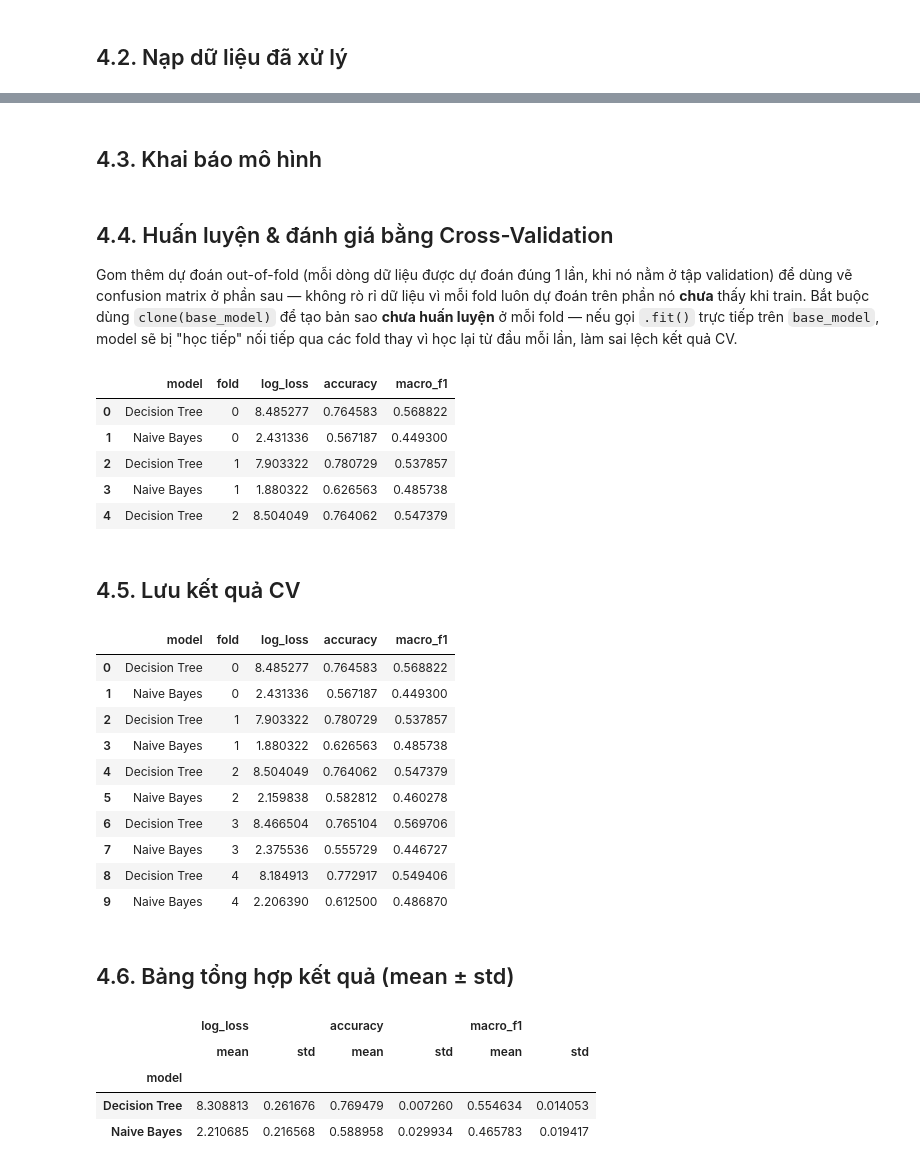
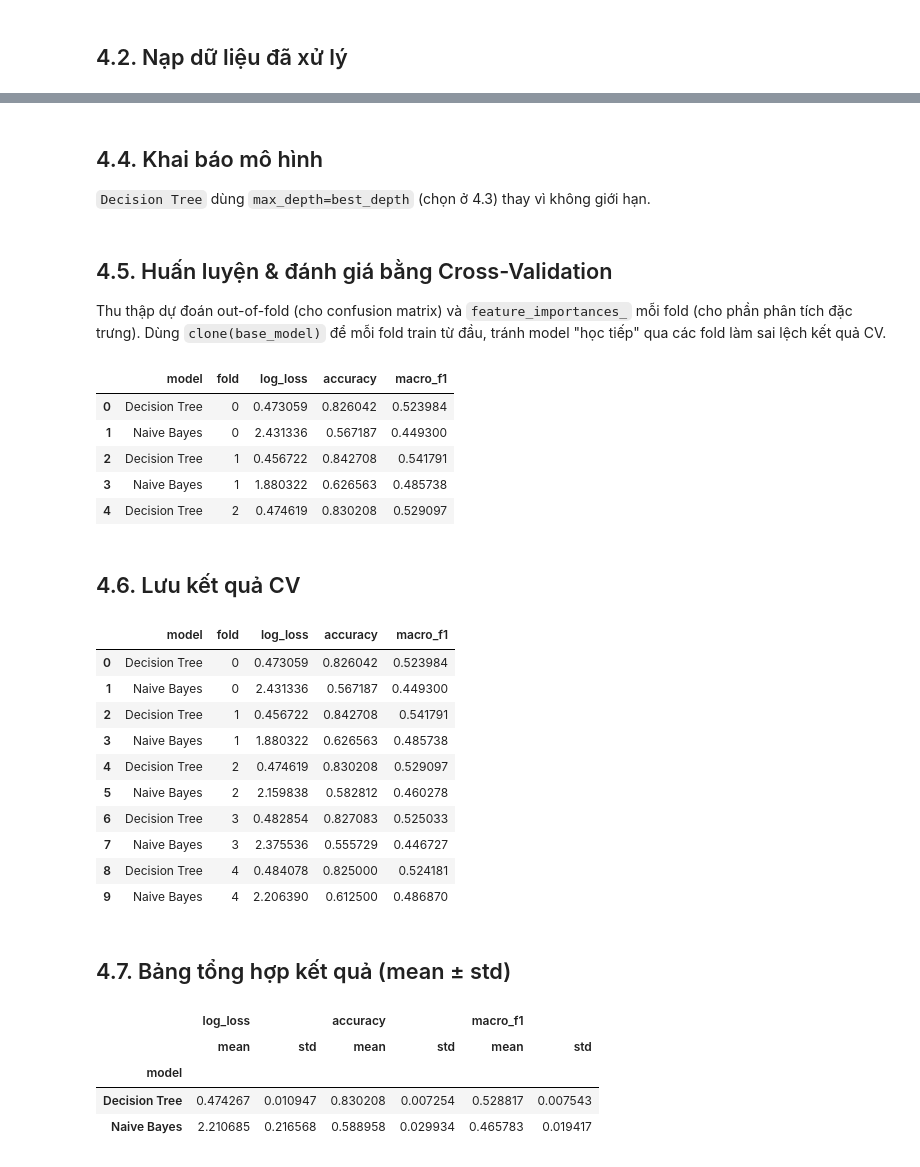
Before and after one commit to AIVIETNAM-AIO-DoHongNhat/Hepatic-Model-Comparison, a Jupyter notebook: notebooks/05_model_track_b.ipynb, the cells around one changed output, grey strips where cells are left out. Saved outputs shown, nothing was run; the diff lists cells and outputs as text; code cells hidden in the pictures.

Commit message:
fix(track-b): tune Decision Tree max_depth to fix overfitting, add feature importance analysis

```diff
--- a/notebooks/05_model_track_b.ipynb
+++ b/notebooks/05_model_track_b.ipynb
@@ -30,0 +36,16 @@ fold = data.load_folds()
+# %%
+depth_candidates = [2, 3, 4, 5, 6, 8, 10, 12, 15, 20, None]
+depth_labels = [str(d) for d in depth_candidates]
+label_to_depth = dict(zip(depth_labels, depth_candidates))
+
+depth_rows = []
+for label, depth in zip(depth_labels, depth_candidates):
+    for f, tr, va in data.iter_folds(fold):
+        model = DecisionTreeClassifier(max_depth=depth, random_state=data.RANDOM_STATE)
+        model.fit(X.iloc[tr], y.iloc[tr])
+        proba = model.predict_proba(X.iloc[va])
+        depth_rows.append({"max_depth": label, "fold": f, **metrics.compute_metrics(y.iloc[va], proba)})
+
+depth_scores = pd.DataFrame(depth_rows)
+depth_summary = depth_scores.groupby("max_depth", sort=False)[metrics.METRIC_NAMES].mean().reindex(depth_labels)
+depth_summary
@@ -30,0 +66,20 @@ fold = data.load_folds()
+# %%
+best_label = depth_summary["log_loss"].idxmin()
+best_depth = label_to_depth[best_label]
+x_pos = range(len(depth_labels))
+
+fig, ax = plt.subplots(figsize=(7, 4.5))
+ax.plot(x_pos, depth_summary["log_loss"].values, marker="o")
+ax.axvline(depth_labels.index(best_label), color="crimson", linestyle="--",
+           label=f"best_depth = {best_depth}")
+ax.set_xticks(list(x_pos))
+ax.set_xticklabels(depth_labels)
+ax.set_xlabel("max_depth")
+ax.set_ylabel("Log loss (CV trung bình)")
+ax.set_title("Log loss theo max_depth của Decision Tree (5-fold CV)")
+ax.legend()
+plt.tight_layout()
+fig.savefig(FIG_DIR / "max_depth_tuning.png", dpi=150, bbox_inches="tight")
+plt.show()
+
+print(f"max_depth được chọn: {best_depth}")
@@ -31,61 +89,65 @@ fold = data.load_folds()
 # %% [markdown]
-## 4.3. Khai báo mô hình
+## 4.4. Khai báo mô hình
+
+`Decision Tree` dùng `max_depth=best_depth` (chọn ở 4.3) thay vì không giới hạn.
 # %%
 models = {
-    "Decision Tree": DecisionTreeClassifier(random_state=data.RANDOM_STATE),
+    "Decision Tree": DecisionTreeClassifier(max_depth=best_depth, random_state=data.RANDOM_STATE),
     "Naive Bayes": GaussianNB(),
 }
 # %% [markdown]
-## 4.4. Huấn luyện & đánh giá bằng Cross-Validation
+## 4.5. Huấn luyện & đánh giá bằng Cross-Validation
 
-Gom thêm dự đoán out-of-fold (mỗi dòng dữ liệu được dự đoán đúng 1 lần, khi nó nằm ở tập
-validation) để dùng vẽ confusion matrix ở phần sau — không rò rỉ dữ liệu vì mỗi fold luôn dự
-đoán trên phần nó **chưa** thấy khi train. Bắt buộc dùng `clone(base_model)` để tạo bản sao
-**chưa huấn luyện** ở mỗi fold — nếu gọi `.fit()` trực tiếp trên `base_model`, model sẽ bị "học
-tiếp" nối tiếp qua các fold thay vì học lại từ đầu mỗi lần, làm sai lệch kết quả CV.
+Thu thập dự đoán out-of-fold (cho confusion matrix) và `feature_importances_` mỗi fold (cho phần
+phân tích đặc trưng). Dùng `clone(base_model)` để mỗi fold train từ đầu, tránh model "học tiếp"
+qua các fold làm sai lệch kết quả CV.
 # %%
 rows = []
 oof_true = {name: [] for name in models}
 oof_pred = {name: [] for name in models}
+feature_importances = {name: [] for name in models}
 
 for f, tr, va in data.iter_folds(fold):
     for name, base_model in models.items():
         model = clone(base_model) # model mới
         model.fit(X.iloc[tr], y.iloc[tr])
         proba = model.predict_proba(X.iloc[va])
 
         rows.append({"model": name, "fold": f, **metrics.compute_metrics(y.iloc[va], proba)})
         oof_true[name].append(y.iloc[va])
         oof_pred[name].append(proba.argmax(axis=1))
 
+        if hasattr(model, "feature_importances_"):
+            feature_importances[name].append(model.feature_importances_)
+
 scores = pd.DataFrame(rows)
 scores.head()
 # %% [output]
 |  | model | fold | log_loss | accuracy | macro_f1 |
-| 0 | Decision Tree | 0 | 8.485277 | 0.764583 | 0.568822 |
+| 0 | Decision Tree | 0 | 0.473059 | 0.826042 | 0.523984 |
 | 1 | Naive Bayes | 0 | 2.431336 | 0.567187 | 0.449300 |
-| 2 | Decision Tree | 1 | 7.903322 | 0.780729 | 0.537857 |
+| 2 | Decision Tree | 1 | 0.456722 | 0.842708 | 0.541791 |
 | 3 | Naive Bayes | 1 | 1.880322 | 0.626563 | 0.485738 |
-| 4 | Decision Tree | 2 | 8.504049 | 0.764062 | 0.547379 |
+| 4 | Decision Tree | 2 | 0.474619 | 0.830208 | 0.529097 |
 # %% [markdown]
-## 4.5. Lưu kết quả CV
+## 4.6. Lưu kết quả CV
 # %%
 scores.to_csv("../results/scores_track_b.csv", index=False)
 scores
 # %% [output]
 |  | model | fold | log_loss | accuracy | macro_f1 |
-| 0 | Decision Tree | 0 | 8.485277 | 0.764583 | 0.568822 |
+| 0 | Decision Tree | 0 | 0.473059 | 0.826042 | 0.523984 |
 | 1 | Naive Bayes | 0 | 2.431336 | 0.567187 | 0.449300 |
-| 2 | Decision Tree | 1 | 7.903322 | 0.780729 | 0.537857 |
+| 2 | Decision Tree | 1 | 0.456722 | 0.842708 | 0.541791 |
 | 3 | Naive Bayes | 1 | 1.880322 | 0.626563 | 0.485738 |
-| 4 | Decision Tree | 2 | 8.504049 | 0.764062 | 0.547379 |
+| 4 | Decision Tree | 2 | 0.474619 | 0.830208 | 0.529097 |
 | 5 | Naive Bayes | 2 | 2.159838 | 0.582812 | 0.460278 |
-| 6 | Decision Tree | 3 | 8.466504 | 0.765104 | 0.569706 |
+| 6 | Decision Tree | 3 | 0.482854 | 0.827083 | 0.525033 |
 | 7 | Naive Bayes | 3 | 2.375536 | 0.555729 | 0.446727 |
-| 8 | Decision Tree | 4 | 8.184913 | 0.772917 | 0.549406 |
+| 8 | Decision Tree | 4 | 0.484078 | 0.825000 | 0.524181 |
 | 9 | Naive Bayes | 4 | 2.206390 | 0.612500 | 0.486870 |
 # %% [markdown]
-## 4.6. Bảng tổng hợp kết quả (mean ± std)
+## 4.7. Bảng tổng hợp kết quả (mean ± std)
 # %%
 summary = metrics.summarize_scores(scores)
 summary
@@ -93,6 +155,6 @@ summary
 |  | log_loss |  | accuracy |  | macro_f1 |  |
 |  | mean | std | mean | std | mean | std |
 | model |  |  |  |  |  |  |
-| Decision Tree | 8.308813 | 0.261676 | 0.769479 | 0.007260 | 0.554634 | 0.014053 |
+| Decision Tree | 0.474267 | 0.010947 | 0.830208 | 0.007254 | 0.528817 | 0.007543 |
 | Naive Bayes | 2.210685 | 0.216568 | 0.588958 | 0.029934 | 0.465783 | 0.019417 |
 # %% [markdown]
```
Also changed, not shown: parts of 10 cells of this notebook, 5 other files.
